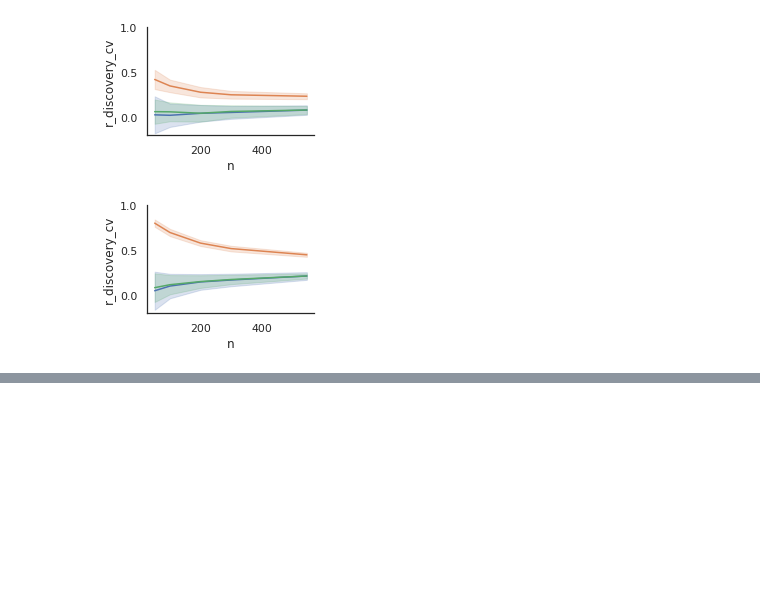
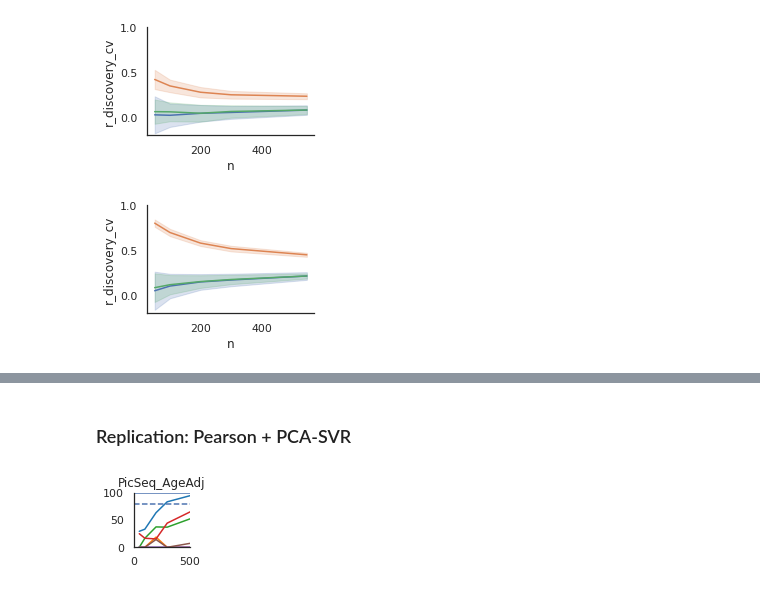
Before and after one commit to spisakt/BWAS_comment, a Jupyter notebook: plot_results_CT.ipynb, the cells around one changed output, grey strips where cells are left out. Saved outputs shown, nothing was run; the diff lists cells and outputs as text; code cells hidden in the pictures; blank space fills up the shorter version.

```diff
--- a/plot_results_CT.ipynb
+++ b/plot_results_CT.ipynb
@@ -436,0 +581,54 @@ plot_learning_curve(target='CogTotalComp_AgeAdj', feature='FS_CT', df=df, fileta
+# %% [markdown]
+### Replication: Pearson + PCA-SVR
+# %%
+sample_size_needed = []
+variable = []
+method = []
+# %%
+import numpy as np
+sns.set(rc={"figure.figsize":(1, 1)})
+sns.set_style("white")
+# Replicability of:
+model = "PCA_SVR"
+df = pd.read_csv('res/results_thck_' + model + '.csv')
+df_null = pd.read_csv('res/results_thck_null_' + model + '.csv')
+
+cols = ['tab:blue', 'tab:green', 'tab:orange', 'tab:purple', 'tab:red', 'tab:brown']
+for i_target, target in enumerate(['age', 'CogTotalComp_AgeAdj', 'PMAT24_A_CR', 'Flanker_AgeAdj', 'CardSort_AgeAdj', 'PicSeq_AgeAdj']):
+    tmp = df.loc[(df.target==target)]
+    tmp_null = df_null.loc[(df_null.target==target)]
+
+    alpha=0.05
+    replication_prob = np.zeros(len(tmp.n.unique()))
+    n_req = 600
+    for i, n in enumerate(tmp.n.unique()):
+            tmp2 = tmp[tmp.n == n]
+            tmp2_null = tmp_null[tmp_null.n == n]
+            r_discovery_threshold = np.quantile(tmp2_null.r_discovery_cv.dropna(), 1-alpha)
+
+            if (tmp2['r_discovery_cv']>=r_discovery_threshold).sum() == 0:
+                replication_prob[i] = np.nan
+            else:
+                 #      #(significant replications among significant discoveries)     / # significant replications
+                replication_prob[i] = (tmp2.loc[tmp2['r_discovery_cv']>=r_discovery_threshold,'p_replication']<alpha).sum() / (tmp2['r_discovery_cv']>=r_discovery_threshold).sum() * 100
+
+            if replication_prob[i] >= 80 and n_req == 600:
+                n_req = n
+
+    sample_size_needed.append(n_req)
+    variable.append(target)
+    method.append(feature + '_' + model)
+
+    sample_size_needed.append(n_req)
+    variable.append(target)
+    method.append(feature + '_' + model)
+
+    sns.lineplot(x=tmp.n.unique(), y=replication_prob, color=cols[i_target]).set(title=target)
+sns.despine()
+plt.axhline(80, linestyle = 'dashed')
+plt.axhline(100)
+plt.xlim(0,500)
+plt.ylim(0,100)
+plt.savefig('fig/replication_CT_' + feature + '_' + model + '.pdf')
+# %% [output]
+[figure, added]
```
Also changed, not shown: parts of 28 cells of this notebook, 47 other files.
